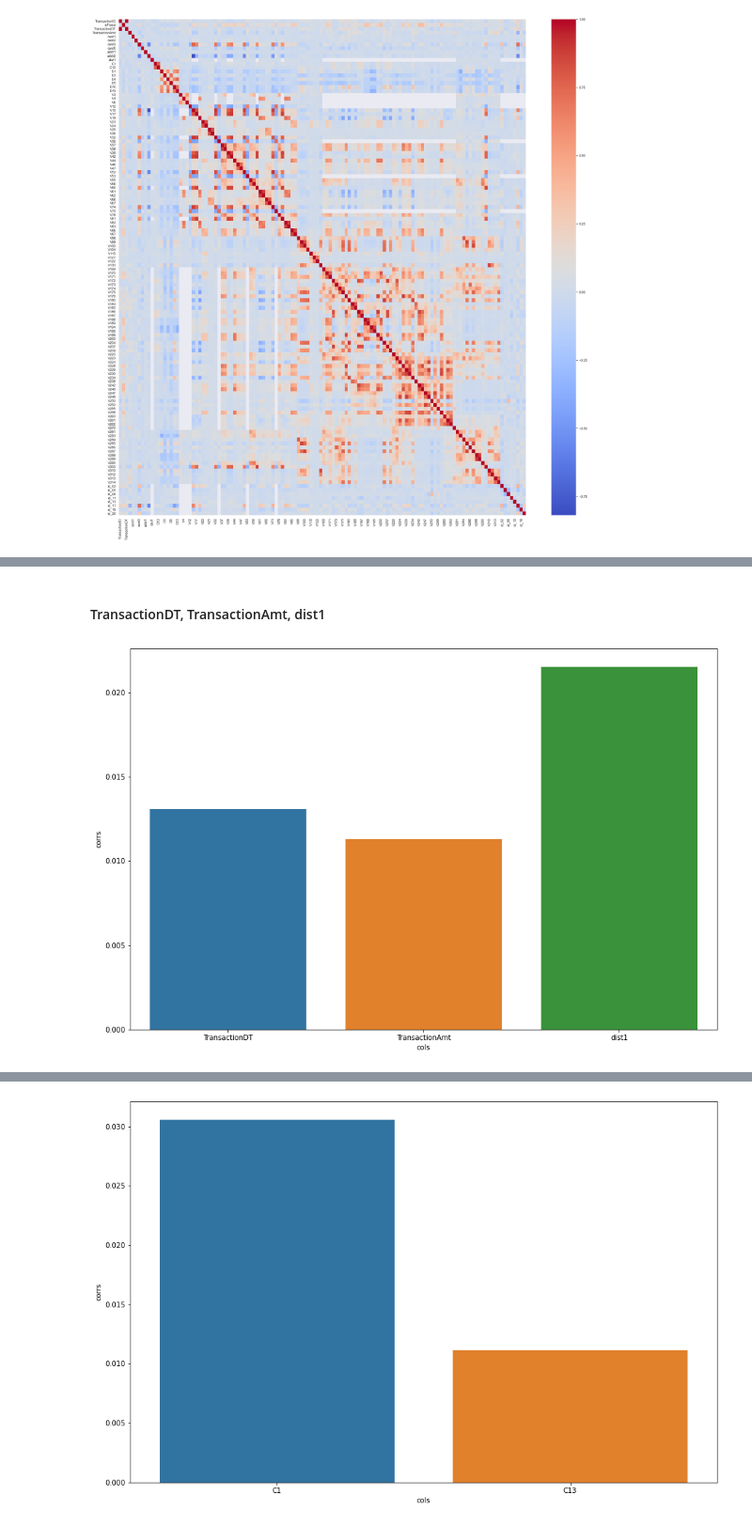
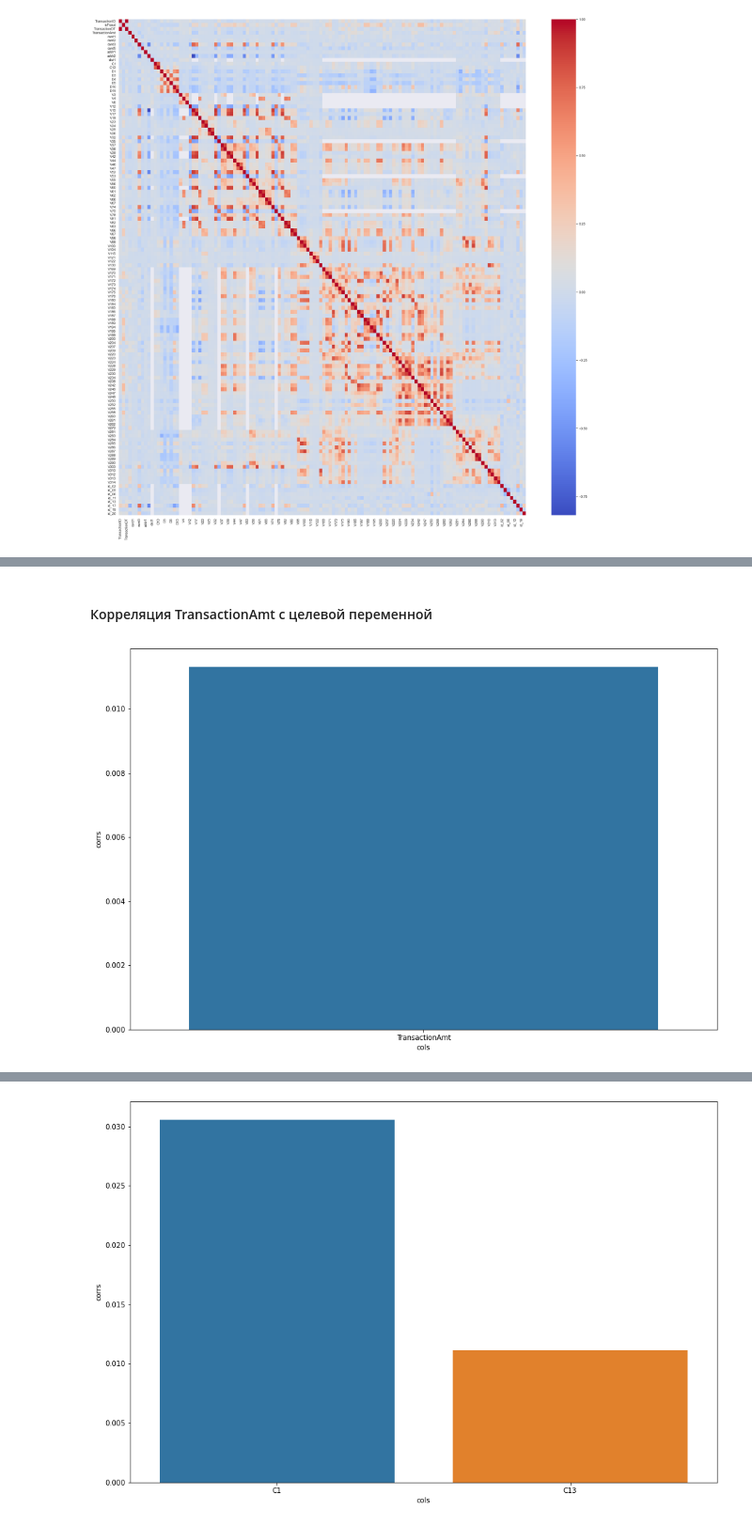
Before and after one commit to art204/fraud-detection, a Jupyter notebook: result_3_chpt.ipynb, the cells around one changed output, grey strips where cells are left out. Shown at 94% size. Saved outputs shown, nothing was run; the diff lists cells and outputs as text; code cells hidden in the pictures.

```diff
--- a/result_3_chpt.ipynb
+++ b/result_3_chpt.ipynb
@@ -397,7 +397,7 @@ data = data.drop(columns=['card6'])
 # %% [markdown]
 ## 2.2 Анализ отобранных признаков
 # %%
-# data = pd.read_csv('fraud_for_graphs.csv')
+data = pd.read_csv('fraud_for_graphs.csv')
 # %%
 sns.set(rc={'figure.figsize':(30,30)})
 sns.heatmap(data.corr(), cmap='coolwarm')
@@ -409,3 +431,5 @@ sns.heatmap(data.corr(), cmap='coolwarm')
+# %% [markdown]
+#### Корреляция TransactionAmt с целевой переменной
 # %%
 data_for_corr = data.copy()
 # %%
@@ -432,9 +456,7 @@ def get_corr_bar_plot(df_corr, filtered_cols):
     sns.barplot(data=df, x="cols", y="corrs")
 # %%
 data_corr = data_for_corr.corr()
-# %% [markdown]
-#### TransactionDT, TransactionAmt, dist1
 # %%
-get_corr_bar_plot(data_corr, ['TransactionDT', 'TransactionAmt', 'dist1'])
+get_corr_bar_plot(data_corr, ['TransactionAmt'])
 # %% [output]
-[figure, old version]
+[figure, new version]
```
Also changed, not shown: parts of 59 cells of this notebook.
